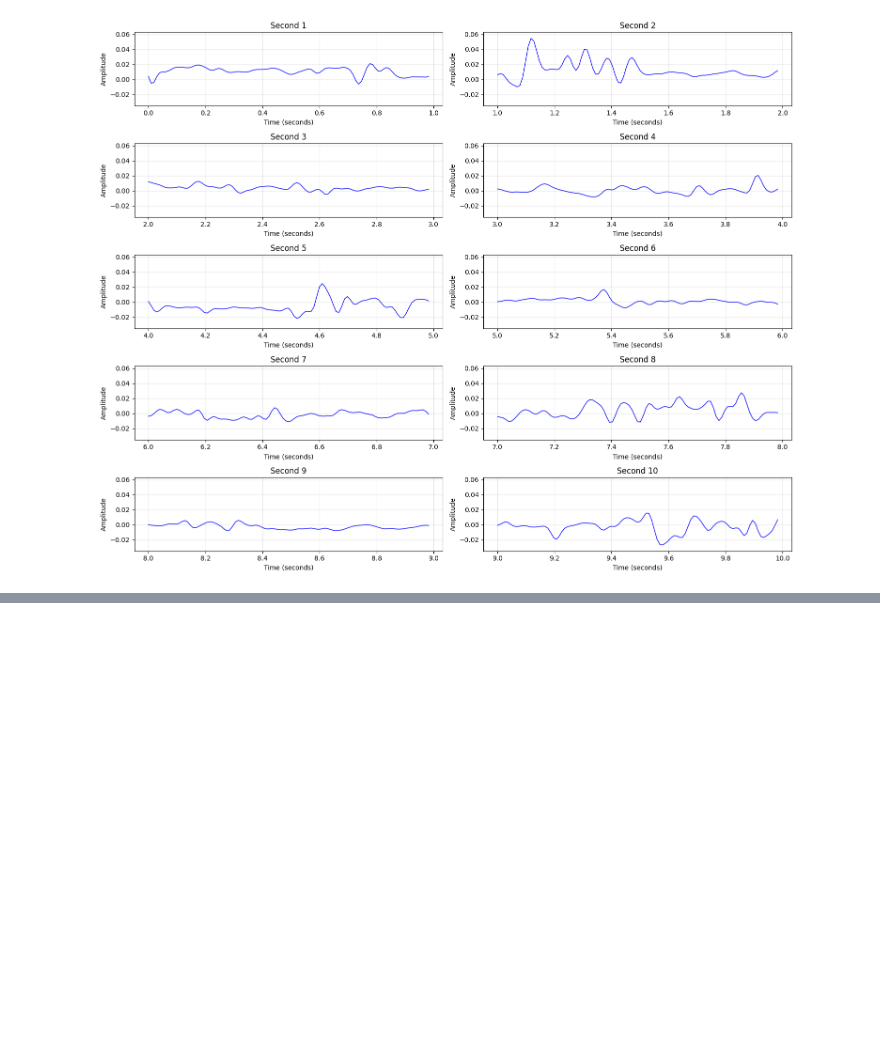
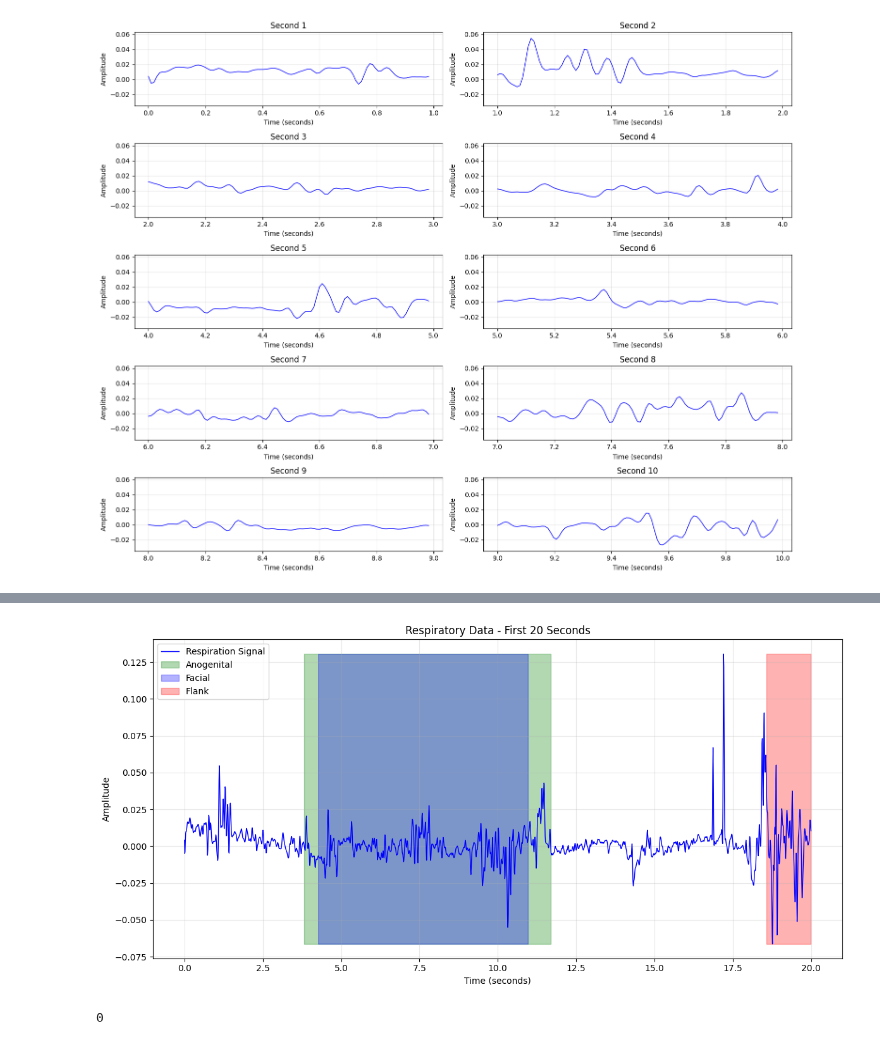
Before and after one commit to padillacoreanolab/respiratory_pilot, a Jupyter notebook: ten_second_analysis.ipynb, the cells around one changed output, grey strips where cells are left out. Drawn from its saved outputs; the diff is of its cells as text; code cells hidden in the pictures; blank space fills up the shorter version.

```diff
--- a/ten_second_analysis.ipynb
+++ b/ten_second_analysis.ipynb
@@ -106,0 +175,5 @@ resp_plotting.plot_respiratory_data_by_second(rsp_cleaned, fs, start_time)
+# %%
+boris_path = r'C:\Users\tomhu\Desktop\Code\respiratory_pilot\BorisData\Corrected_BORIS_File.csv'
+
+boris_data = pd.read_csv(boris_path)
+boris_data.head()
@@ -106,0 +188,3 @@ resp_plotting.plot_respiratory_data_by_second(rsp_cleaned, fs, start_time)
+# %%
+boris_data = boris_data[['Observation type', 'Start (s)', 'Stop (s)']]
+boris_data.head()
@@ -106,0 +198,14 @@ resp_plotting.plot_respiratory_data_by_second(rsp_cleaned, fs, start_time)
+# %%
+# Iterate over BORIS events and map behaviors onto respiration timestamps
+for _, row in boris_data.iterrows():
+    start_time = row["Start (s)"]
+    stop_time = row["Stop (s)"]
+    behavior = row["Observation type"]
+
+    # Mask: Find respiration timestamps that fall within the behavior window
+    mask = (resp_df["Timestamp (s)"] >= start_time) & (resp_df["Timestamp (s)"] <= stop_time)
+
+    # Assign the behavior to matching respiration timestamps
+    resp_df.loc[mask, "Behavioral Event"] = behavior
+# %%
+start_time = 0
@@ -106,0 +227,8 @@ resp_plotting.plot_respiratory_data_by_second(rsp_cleaned, fs, start_time)
+# %%
+resp_plotting.resp_behavior_plot(resp_df, fs, start_time, duration=20)
+# %% [output]
+[figure, added]
+# %%
+print(start_time)
+# %% [output]
+0
```
Also changed, not shown: parts of 9 cells of this notebook.
